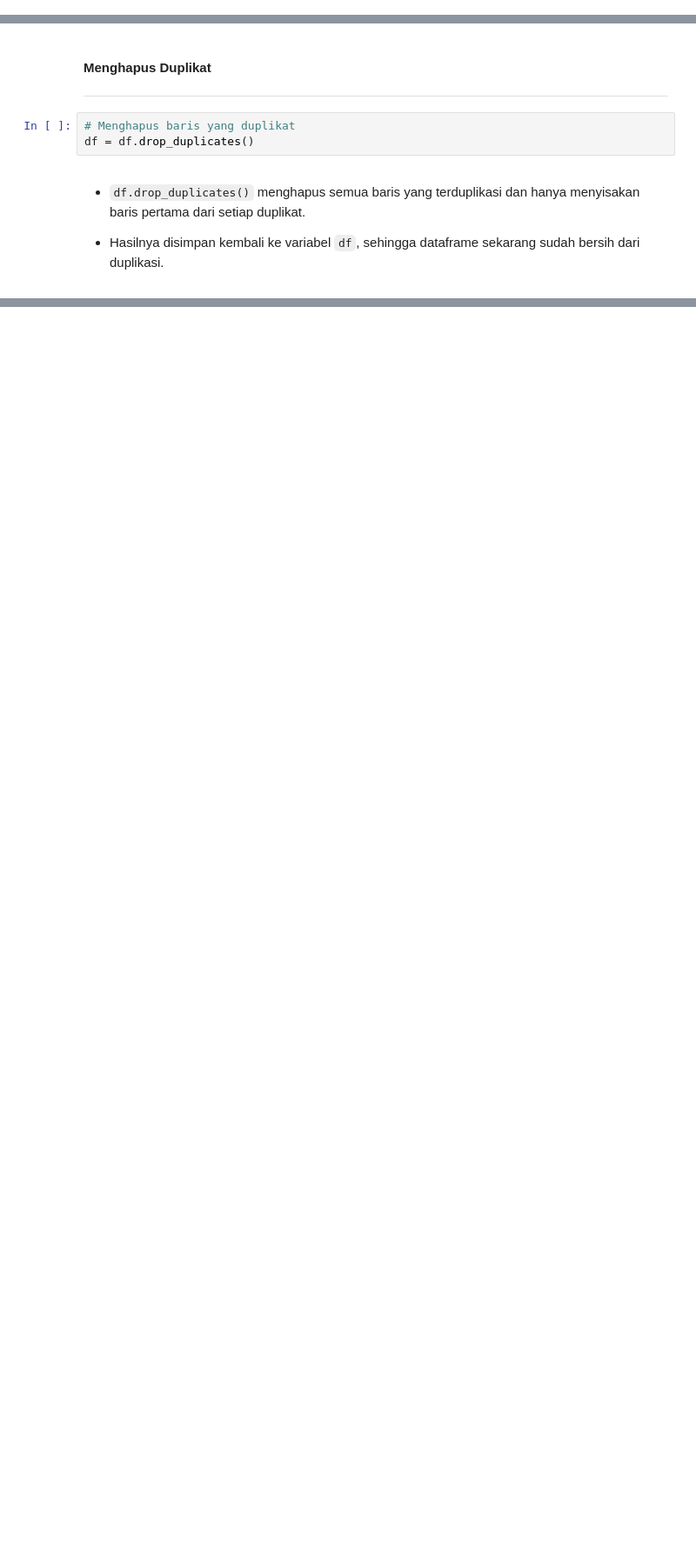
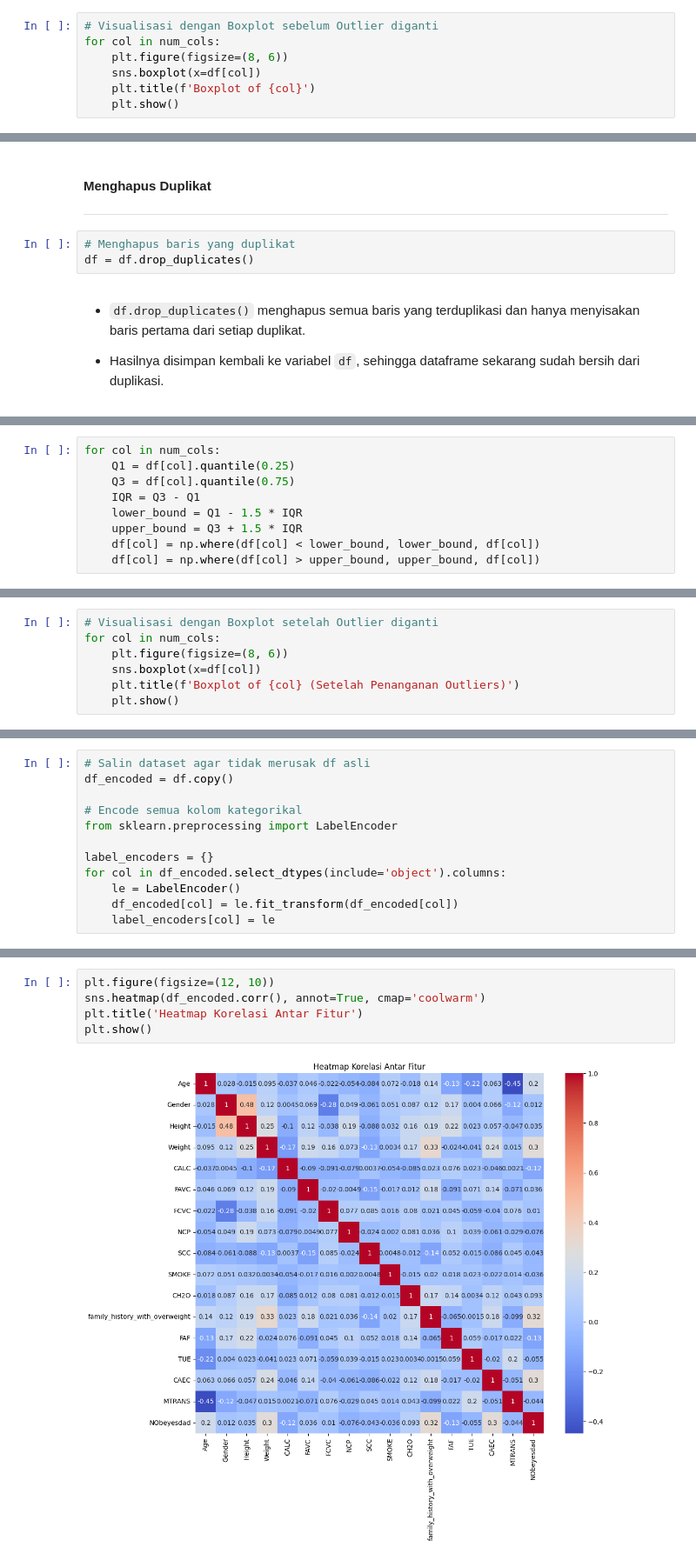
Before and after one commit to Aneiraaa/Capstone-Obesity, a Jupyter notebook: CAPSTONE_PROJECT_UAS_OBESITY.ipynb, the cells around one changed output, grey strips where cells are left out. Shown: that part at 87% size. Saved outputs shown, nothing was run; the diff lists cells and outputs as text; blank space fills up the shorter version.

```diff
--- a/CAPSTONE_PROJECT_UAS_OBESITY.ipynb
+++ b/CAPSTONE_PROJECT_UAS_OBESITY.ipynb
@@ -258,0 +388,7 @@ dtype: int64
+# %%
+# Visualisasi dengan Boxplot sebelum Outlier diganti
+for col in num_cols:
+    plt.figure(figsize=(8, 6))
+    sns.boxplot(x=df[col])
+    plt.title(f'Boxplot of {col}')
+    plt.show()
@@ -663,0 +494,9 @@ DATA PREPROCESSING
+# %%
+for col in num_cols:
+    Q1 = df[col].quantile(0.25)
+    Q3 = df[col].quantile(0.75)
+    IQR = Q3 - Q1
+    lower_bound = Q1 - 1.5 * IQR
+    upper_bound = Q3 + 1.5 * IQR
+    df[col] = np.where(df[col] < lower_bound, lower_bound, df[col])
+    df[col] = np.where(df[col] > upper_bound, upper_bound, df[col])
@@ -663,0 +505,7 @@ DATA PREPROCESSING
+# %%
+# Visualisasi dengan Boxplot setelah Outlier diganti
+for col in num_cols:
+    plt.figure(figsize=(8, 6))
+    sns.boxplot(x=df[col])
+    plt.title(f'Boxplot of {col} (Setelah Penanganan Outliers)')
+    plt.show()
@@ -663,0 +516,12 @@ DATA PREPROCESSING
+# %%
+# Salin dataset agar tidak merusak df asli
+df_encoded = df.copy()
+
+# Encode semua kolom kategorikal
+from sklearn.preprocessing import LabelEncoder
+
+label_encoders = {}
+for col in df_encoded.select_dtypes(include='object').columns:
+    le = LabelEncoder()
+    df_encoded[col] = le.fit_transform(df_encoded[col])
+    label_encoders[col] = le
@@ -663,0 +541,7 @@ DATA PREPROCESSING
+# %%
+plt.figure(figsize=(12, 10))
+sns.heatmap(df_encoded.corr(), annot=True, cmap='coolwarm')
+plt.title('Heatmap Korelasi Antar Fitur')
+plt.show()
+# %% [output]
+[figure, added]
```
Also changed, not shown: parts of 64 cells of this notebook.
